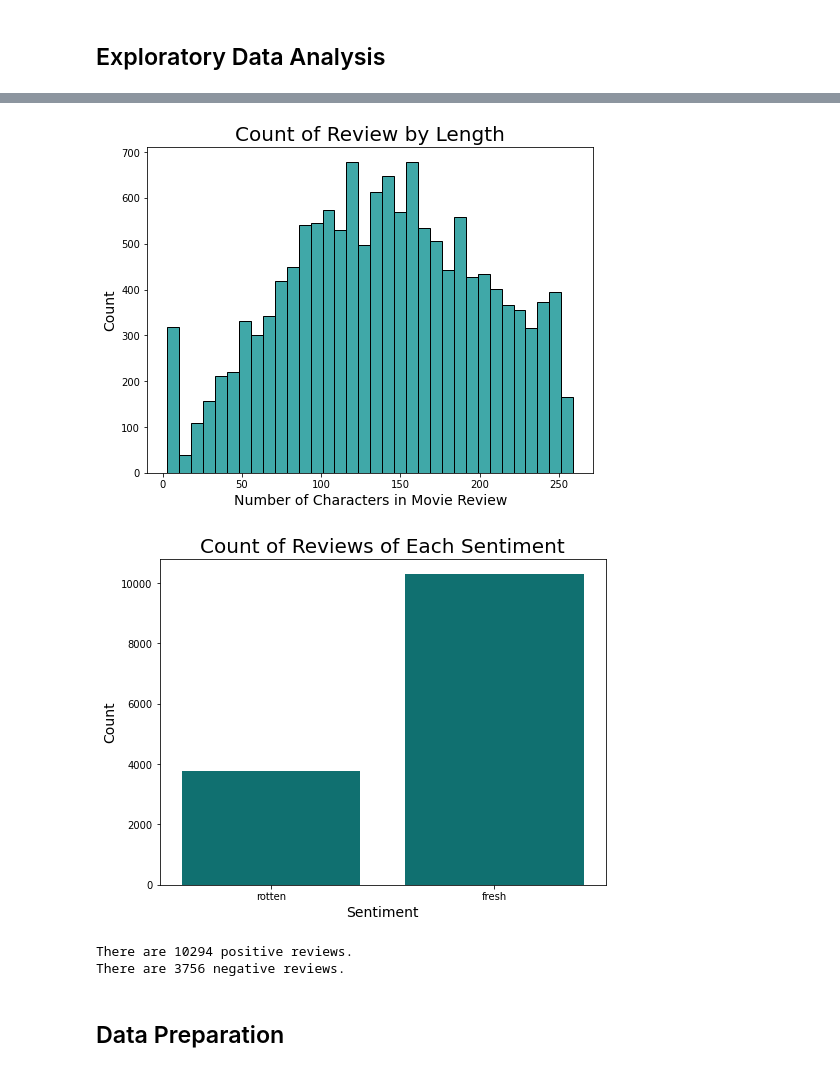
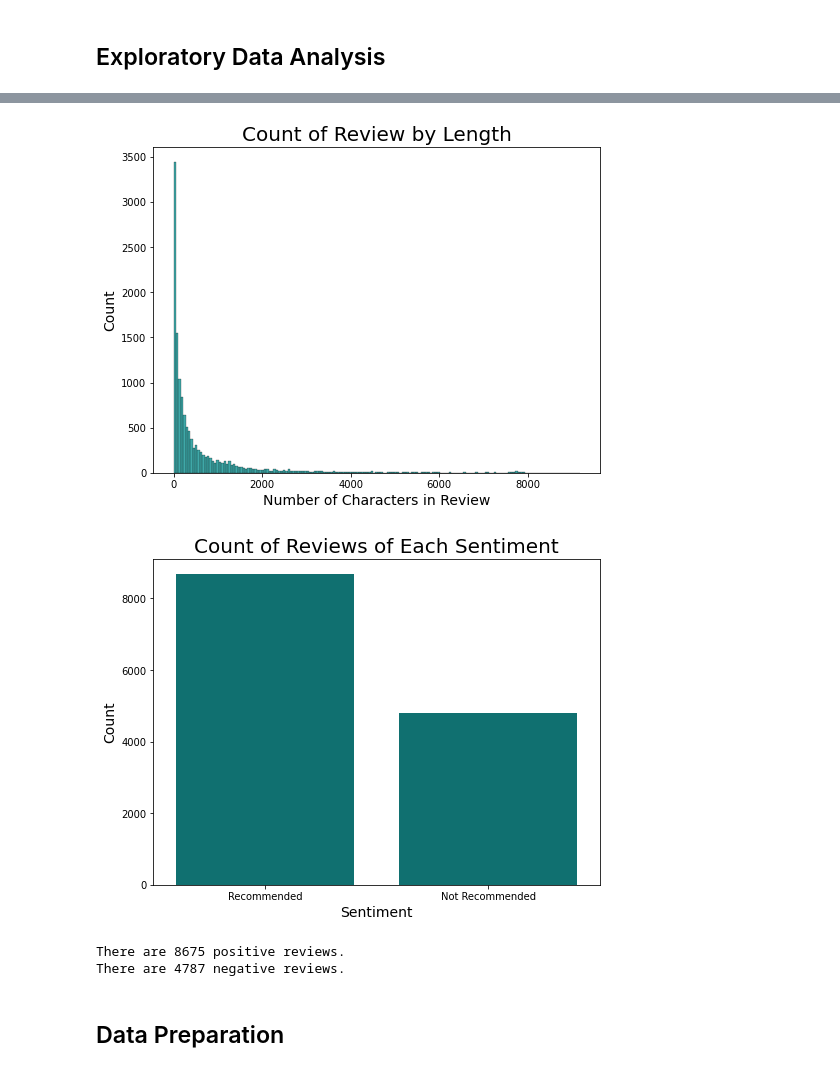
Before and after one commit to WANGKAIVICTOR/COMP7630-Text-Sentiment-Classifier, a Jupyter notebook: main.ipynb, the cells around one changed output, grey strips where cells are left out. Cells and saved outputs as stored; diff of their text form; code cells hidden in the pictures.

```diff
--- a/main.ipynb
+++ b/main.ipynb
@@ -67,8 +67,9 @@ warnings.filterwarnings("ignore")
 # %% [markdown]
 ## Import Data
 # %%
-text_data = pd.read_csv('movies.csv', header=0)
+text_data = pd.read_csv('games.csv', header=0)
+text_data.columns = ["name", "comment", "label"]
 print(text_data.shape)
 text_data = text_data.astype(str)
-text_data.dtypes, text_data.head()
+text_data.head()
 # %% [output]
@@ -90,6 +87,6 @@ def remove_html(data):
     soup = BeautifulSoup(data, 'html.parser')
     return soup.get_text()
 # %%
-text_data['movie_comment'] = text_data['movie_comment'].apply(remove_html)
+text_data['comment'] = text_data['comment'].apply(remove_html)
 text_data.head()
 # %% [output]
@@ -167,32 +164,32 @@ plt.show()
 # %%
 new_data_df = text_data.copy()
 
-new_data_df['Text_Length'] = new_data_df['movie_comment'].str.len()
+new_data_df['Text_Length'] = new_data_df['comment'].str.len()
 
 plt.figure(figsize=(8, 6))
 ax = sns.histplot(x=new_data_df['Text_Length'], color='darkcyan')
 plt.ylabel('Count', fontsize=14)
-plt.xlabel('Number of Characters in Movie Review', fontsize=14)
+plt.xlabel('Number of Characters in Review', fontsize=14)
 plt.title('Count of Review by Length', fontsize=20)
 plt.show()
 # %% [output]
-[figure, old version]
+[figure, new version]
 # %%
 plt.figure(figsize=(8, 6))
-ax = sns.countplot(x=new_data_df['movie_label'], color='teal')
+ax = sns.countplot(x=new_data_df['label'], color='teal')
 #plt.xlim(0,12000)
 plt.ylabel('Count', fontsize=14)
 plt.xlabel('Sentiment', fontsize=14)
 plt.title('Count of Reviews of Each Sentiment', fontsize=20)
 plt.show()
 # %% [output]
-[figure, old version]
+[figure, new version]
 # %%
-print('There are '+ str(text_data[text_data['movie_label']=='fresh'].shape[0])+' positive reviews.')
-print('There are '+ str(text_data[text_data['movie_label']=='rotten'].shape[0]) + ' negative reviews.')
+print('There are '+ str(text_data[text_data['label']=='Recommended'].shape[0])+' positive reviews.')
+print('There are '+ str(text_data[text_data['label']=='Not Recommended'].shape[0]) + ' negative reviews.')
 # %% [output]
-There are 10294 positive reviews.
-There are 3756 negative reviews.
+There are 8675 positive reviews.
+There are 4787 negative reviews.
 # %% [markdown]
 ## Data Preparation
 # %%
```
Also changed, not shown: parts of 21 cells of this notebook, 1 other file.
